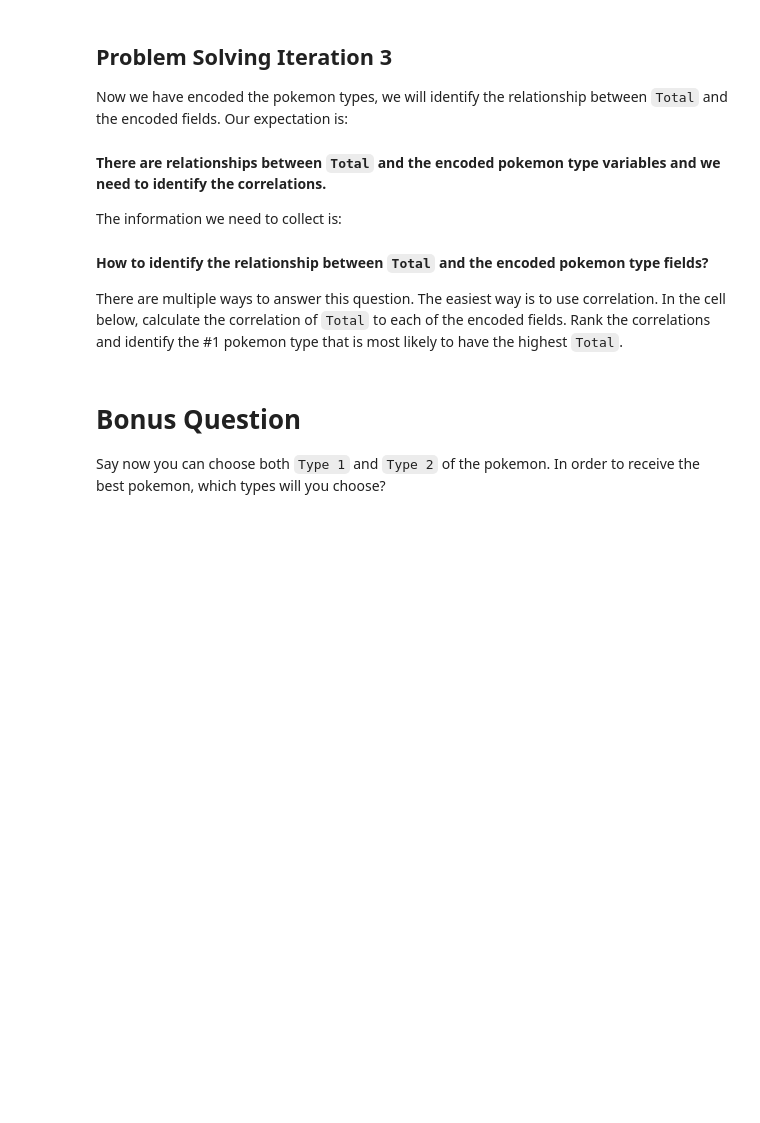
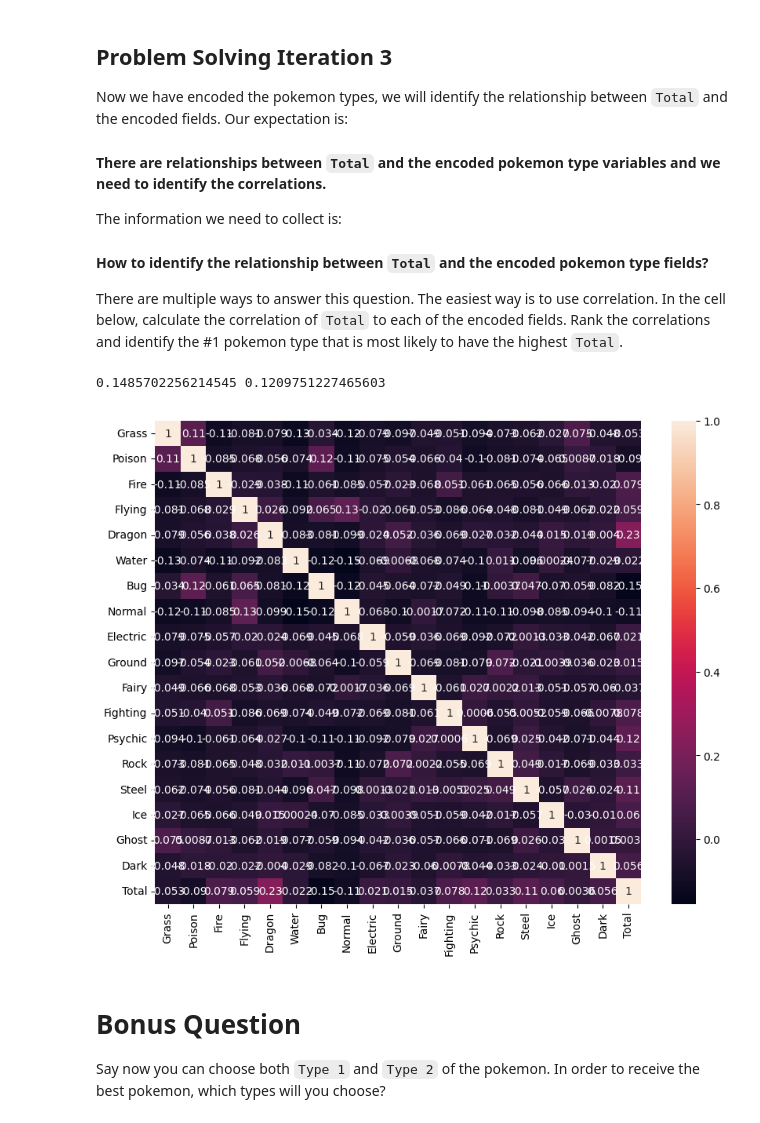
Before and after one commit to mdimasaac/lab-dataframe-calculations, a Jupyter notebook: your-code/challenge-2.ipynb, the cells around one changed output. Cells and saved outputs as stored; diff of their text form; code cells hidden in the pictures; blank space fills up the shorter version.

```diff
--- a/your-code/challenge-2.ipynb
+++ b/your-code/challenge-2.ipynb
@@ -191,0 +152,7 @@ bestpokemon
+# %%
+# dropping nan
+t2 = t2.drop(columns=["Type 2_nan"], axis = 1)
+# %%
+# cleaning labels
+t2.columns = label_clean
+t2.head(0)
@@ -191,0 +161,7 @@ bestpokemon
+# %%
+# combining type 1 and type 2
+mix = t1+t2
+# get label order from given table picture (manually)
+label_clean_order = ["Grass","Poison","Fire","Flying","Dragon","Water","Bug","Normal","Electric","Ground","Fairy","Fighting","Psychic","Rock","Steel","Ice","Ghost","Dark"]
+mix = mix[label_clean_order]
+mix
@@ -206,3 +194,24 @@ There are multiple ways to answer this question. The easiest way is to use corre
+# %%
+y = po["Total"]
+X = mix.copy()
+# %%
+lm = linear_model.LinearRegression()
+X_train, X_test, y_train, y_test = train_test_split(X, y, test_size=0.4, random_state=57)
+lm.fit(X_train,y_train)
+model = lm.predict(X_train)
+predict = lm.predict(X_test)
+r2_train = lm.score(X_train, y_train)
+r2_test = lm.score(X_test, y_test)
+print(r2_train, r2_test)
+# %% [output]
+0.1485702256214545 0.1209751227465603
+# %%
+df = pd.concat([X,y], axis = 1)
+fig,ax=plt.subplots(figsize=(10, 8))
+ax=sns.heatmap(df.corr(), annot=True)
+plt.show()
+# %% [output]
+[figure, added]
 # %% [markdown]
 # Bonus Question
 
```
Also changed, not shown: parts of 12 cells of this notebook, 1 other file.
